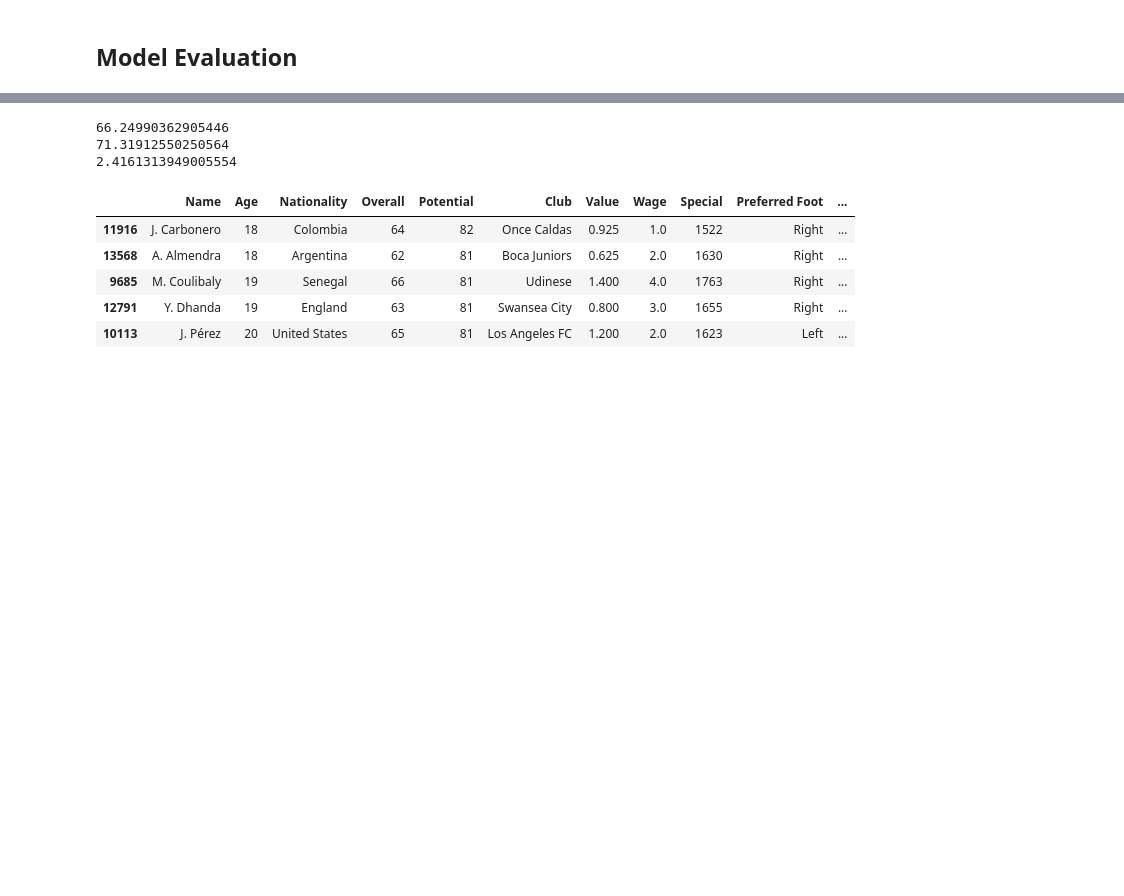
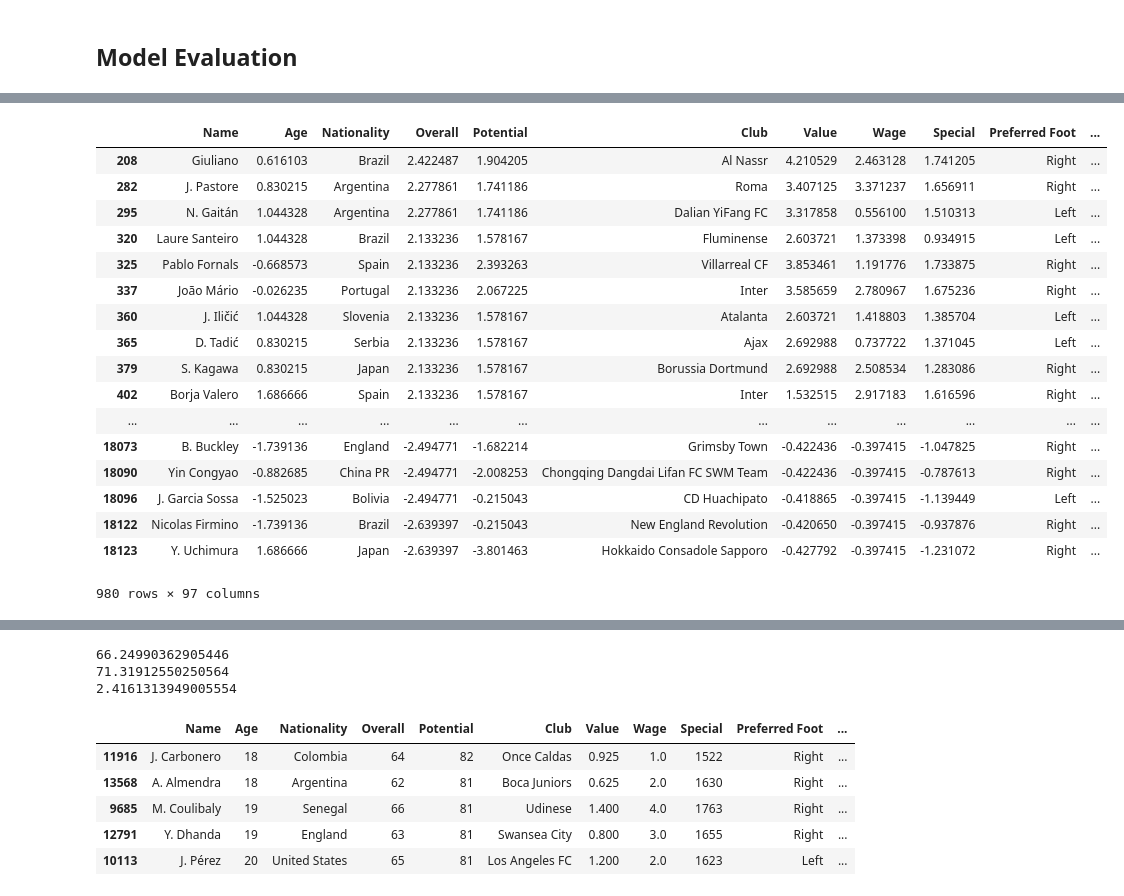
Before and after one commit to mdjoh/CEBD1260-Project, a Jupyter notebook: Week 7 - Cluster Analysis.ipynb, the cells around one changed output, grey strips where cells are left out. Drawn from its saved outputs; the diff is of its cells as text; code cells hidden in the pictures; blank space fills up the shorter version.

```diff
--- a/Week 7 - Cluster Analysis.ipynb
+++ b/Week 7 - Cluster Analysis.ipynb
@@ -135,0 +314,21 @@ Attempts to cluster using DBSCAN with various epsilon and minimum sample values
+# %%
+df[df['cluster']==7]
+# %% [output]
+|  | Name | Age | Nationality | Overall | Potential | Club | Value | Wage | Special | Preferred Foot | ... |
+| 208 | Giuliano | 0.616103 | Brazil | 2.422487 | 1.904205 | Al Nassr | 4.210529 | 2.463128 | 1.741205 | Right | ... |
+| 282 | J. Pastore | 0.830215 | Argentina | 2.277861 | 1.741186 | Roma | 3.407125 | 3.371237 | 1.656911 | Right | ... |
+| 295 | N. Gaitán | 1.044328 | Argentina | 2.277861 | 1.741186 | Dalian YiFang FC | 3.317858 | 0.556100 | 1.510313 | Left | ... |
+| 320 | Laure Santeiro | 1.044328 | Brazil | 2.133236 | 1.578167 | Fluminense | 2.603721 | 1.373398 | 0.934915 | Left | ... |
+| 325 | Pablo Fornals | -0.668573 | Spain | 2.133236 | 2.393263 | Villarreal CF | 3.853461 | 1.191776 | 1.733875 | Right | ... |
+| 337 | João Mário | -0.026235 | Portugal | 2.133236 | 2.067225 | Inter | 3.585659 | 2.780967 | 1.675236 | Right | ... |
+| 360 | J. Iličić | 1.044328 | Slovenia | 2.133236 | 1.578167 | Atalanta | 2.603721 | 1.418803 | 1.385704 | Left | ... |
+| 365 | D. Tadić | 0.830215 | Serbia | 2.133236 | 1.578167 | Ajax | 2.692988 | 0.737722 | 1.371045 | Left | ... |
+| 379 | S. Kagawa | 0.830215 | Japan | 2.133236 | 1.578167 | Borussia Dortmund | 2.692988 | 2.508534 | 1.283086 | Right | ... |
+| 402 | Borja Valero | 1.686666 | Spain | 2.133236 | 1.578167 | Inter | 1.532515 | 2.917183 | 1.616596 | Right | ... |
+| ... | ... | ... | ... | ... | ... | ... | ... | ... | ... | ... | ... |
+| 18073 | B. Buckley | -1.739136 | England | -2.494771 | -1.682214 | Grimsby Town | -0.422436 | -0.397415 | -1.047825 | Right | ... |
+| 18090 | Yin Congyao | -0.882685 | China PR | -2.494771 | -2.008253 | Chongqing Dangdai Lifan FC SWM Team | -0.422436 | -0.397415 | -0.787613 | Right | ... |
+| 18096 | J. Garcia Sossa | -1.525023 | Bolivia | -2.494771 | -0.215043 | CD Huachipato | -0.418865 | -0.397415 | -1.139449 | Left | ... |
+| 18122 | Nicolas Firmino | -1.739136 | Brazil | -2.639397 | -0.215043 | New England Revolution | -0.420650 | -0.397415 | -0.937876 | Right | ... |
+| 18123 | Y. Uchimura | 1.686666 | Japan | -2.639397 | -3.801463 | Hokkaido Consadole Sapporo | -0.427792 | -0.397415 | -1.231072 | Right | ... |
+980 rows × 97 columns
```
Also changed, not shown: parts of 37 cells of this notebook.
